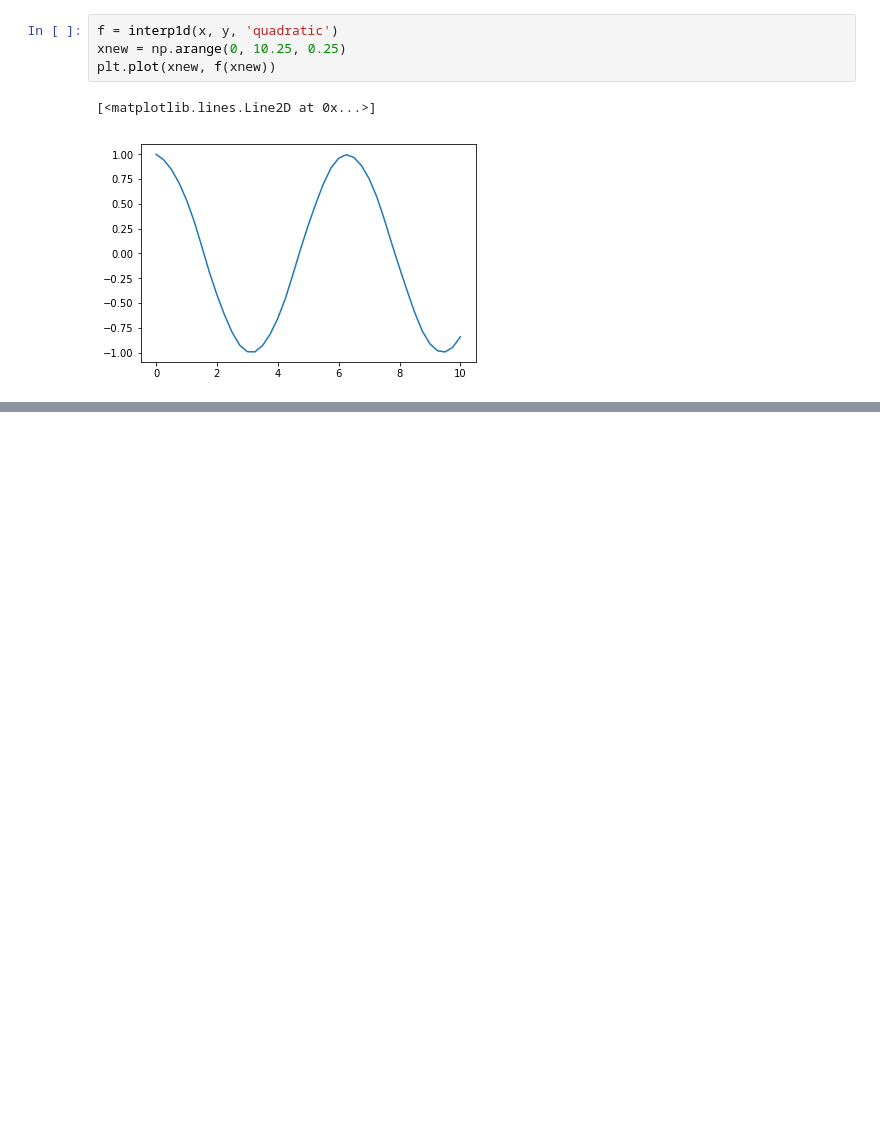
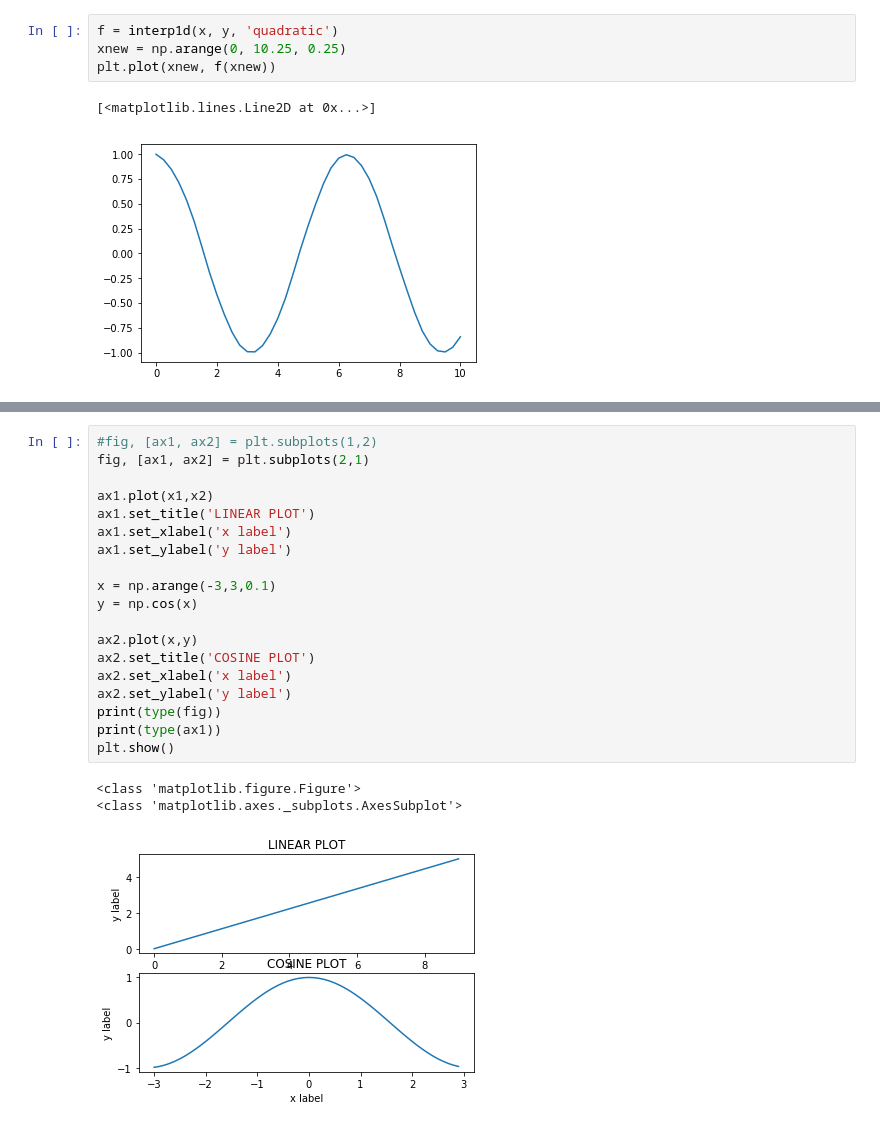
Before and after one commit to MultiSpreeWG/Ironhack.Data, a Jupyter notebook: module-1/pipelines-project/your-code/follow pablo.ipynb, the cells around one changed output, grey strips where cells are left out. Drawn from its saved outputs; the diff is of its cells as text; blank space fills up the shorter version.

```diff
--- a/module-1/pipelines-project/your-code/follow pablo.ipynb
+++ b/module-1/pipelines-project/your-code/follow pablo.ipynb
@@ -111,0 +131,23 @@ plt.plot(xnew, f(xnew))
+# %%
+#fig, [ax1, ax2] = plt.subplots(1,2)
+fig, [ax1, ax2] = plt.subplots(2,1)
+
+ax1.plot(x1,x2)
+ax1.set_title('LINEAR PLOT')
+ax1.set_xlabel('x label')
+ax1.set_ylabel('y label')
+
+x = np.arange(-3,3,0.1)
+y = np.cos(x)
+
+ax2.plot(x,y)
+ax2.set_title('COSINE PLOT')
+ax2.set_xlabel('x label')
+ax2.set_ylabel('y label')
+print(type(fig))
+print(type(ax1))
+plt.show()
+# %% [output]
+<class 'matplotlib.figure.Figure'>
+<class 'matplotlib.axes._subplots.AxesSubplot'>
+[figure, added]
```
Also changed, not shown: parts of 20 cells of this notebook, 12 other files.
